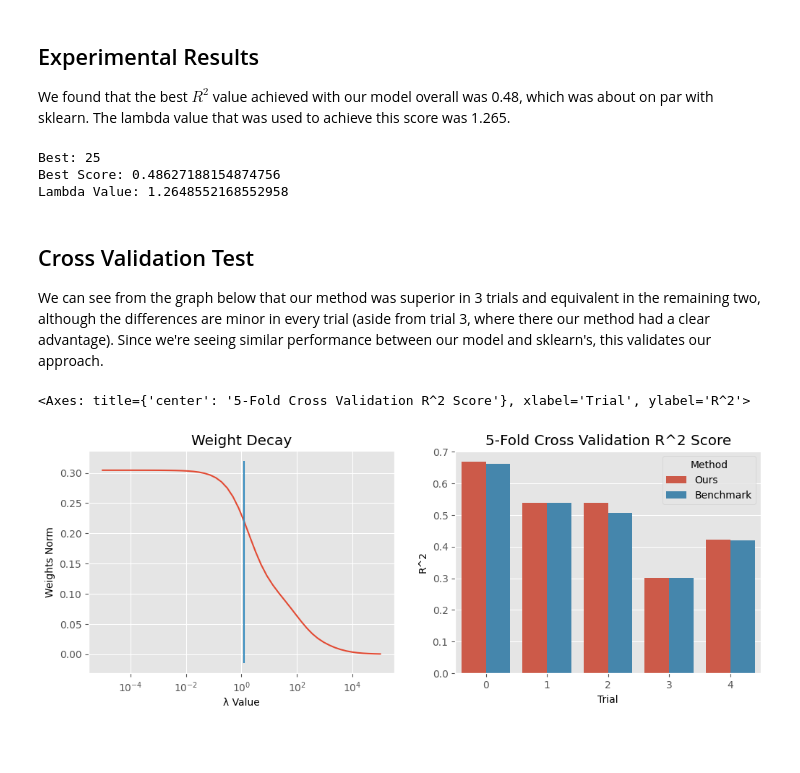
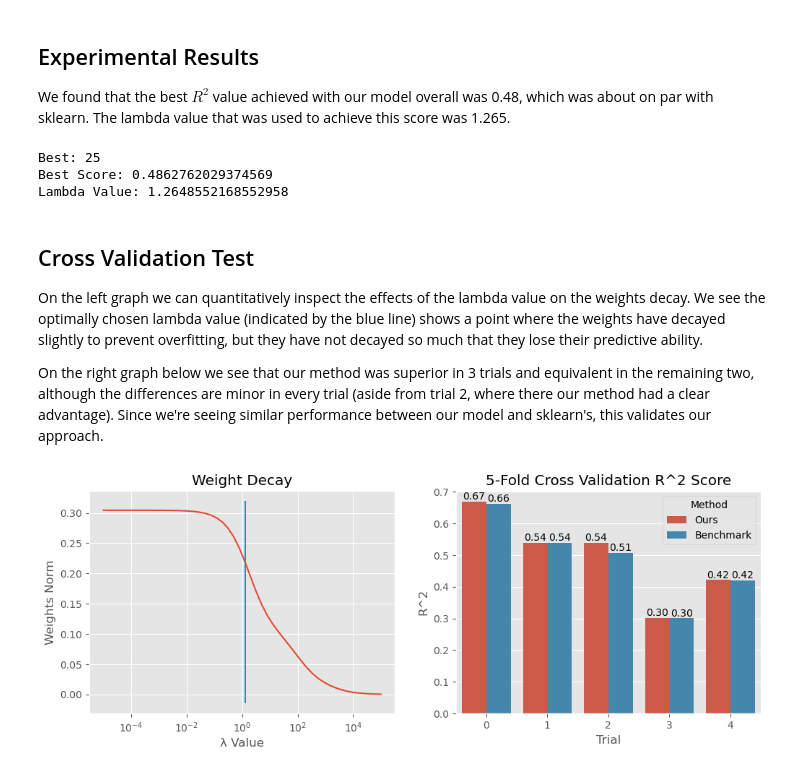
Before and after one commit to sbracellari/csi-6160, a Jupyter notebook: hw3.ipynb, the cells around one changed output. Cells and saved outputs as stored; diff of their text form; code cells hidden in the pictures; blank space fills up the shorter version.

```diff
--- a/hw3.ipynb
+++ b/hw3.ipynb
@@ -12,18 +12,28 @@ performing 5-fold cross validation and splitting the data into train and test se
 will be used for training, while the remaining 20% will be used for testing.
 # %%
 import polars as pl
+import math
 from sklearn.model_selection import KFold
 import numpy as np
 
-def fetch_data(df, use_split):
+def fetch_data(df, use_split, rbf=False):
     assert(use_split >= 0 and use_split <= 4)
     # Perform 5-fold cross validation with a deterministic seed
     kf = KFold(n_splits=5, shuffle=True, random_state=2023)
     splits = list(kf.split(df))
     # Indexing the dataframe with an array returns the appropriate splits
     df_train, df_test = df[splits[use_split][0]], df[splits[use_split][1]]
+    rm_median = df_train.get_column("RM").median()
+    df_train = df_train.with_columns(pl.col('RM').fill_null(rm_median))
+    df_test = df_test.with_columns(pl.col('RM').fill_null(rm_median))
     for col in df_train.columns:
-        df_train, df_test = scale_column(df_train, df_test, col) # normalize
+        if col == "CRIM":
+            df_train, df_test = scale_column(df_train, df_test, col) # normalize
+            continue
+        if rbf:
+            df_train, df_test = rbf_column(df_train, df_test, col) # Use radial bias function
+        else:
+            df_train, df_test = scale_column(df_train, df_test, col) # normalize
     return df_train, df_test
 
 # perform min-max scaling
@@ -34,10 +44,21 @@ def scale_column(df_train, df_test, col_name):
     df_test = df_test.with_columns((pl.col(col_name) - min) / (max - min))
     return df_train, df_test
 
+def rbf_column(df_train, df_test, col_name):
+    std = df_train.get_column(col_name).std()
+    low = df_train.get_column(col_name).quantile(0.25)
+    middle = df_train.get_column(col_name).quantile(0.5)
+    high = df_train.get_column(col_name).quantile(0.75)
+    for i, val in enumerate([low, middle, high]):
+        df_train = df_train.with_columns((-1.0 * (pl.col(col_name) - val)**2 / (2 * std)**2).exp().alias(f"{col_name}_{i}"))
+        df_test = df_test.with_columns((-1.0 * (pl.col(col_name) - val)**2 / (2 * std)**2).exp().alias(f"{col_name}_{i}"))
+        # f = lambda x, c: math.exp(-1.0 * (x - c)**2 / (2 * std)**2)
+    return df_train.drop(col_name), df_test.drop(col_name)
+
 # fill empty spaces with median
 def get_x_y(df):
     X, y = df.drop('CRIM'), df.get_column('CRIM')
-    X = X.with_columns(pl.col('RM').fill_null(pl.median('RM'))) # column 'RM' had some missing values
+    # X = X.with_columns(pl.col('RM').fill_null(pl.median('RM'))) # column 'RM' had some missing values
     X = X.with_columns(pl.lit(1.0).alias('CONSTANT')) # extra column for the bias term
     return X.to_numpy(), y.to_numpy()
 
@@ -99,16 +120,16 @@ def score(X, y, w):
     r2 = 1 - (u/v)
     return r2
 
-def run_experiment(df, use_split, lambdas):
-    df_train, df_test = fetch_data(df, use_split)
+def run_experiment(df, use_split, lambdas, rbf=False):
+    df_train, df_test = fetch_data(df, use_split, rbf=rbf)
     X_train, y_train = get_x_y(df_train)
     X_test, y_test = get_x_y(df_test)
     all_weights = linear_regression(X_train, y_train, lambdas)
     scores = [score(X_test, y_test, w).item() for w in all_weights]
     return np.array(scores)
 
-def sk_bench(df, use_split):
-    df_train, df_test = fetch_data(df, use_split)
+def sk_bench(df, use_split, rbf=False):
+    df_train, df_test = fetch_data(df, use_split, rbf=rbf)
     X_train, y_train = get_x_y(df_train)
     X_test, y_test = get_x_y(df_test)
     reg = linear_model.Ridge(alpha = 0.5, solver='cholesky')
@@ -120,45 +141,50 @@ def sk_bench(df, use_split):
 We found that the best $R^2$ value achieved with our model overall was 0.48, which was about on par
 with sklearn. The lambda value that was used to achieve this score was 1.265.
 # %%
-out = np.stack([run_experiment(df, x, l) for x in range(5)])
+out = np.stack([run_experiment(df, x, l, rbf=False) for x in range(5)])
 
 print(f'Best: {out.mean(axis=0).argmax()}')
 print(f'Best Score: {out.mean(axis=0).max()}')
 print(f'Lambda Value: {l[25]}')
 # %% [output]
 Best: 25
-Best Score: 0.48627188154874756
+Best Score: 0.4862762029374569
 Lambda Value: 1.2648552168552958
 # %% [markdown]
 ## Cross Validation Test
 
-We can see from the graph below that our method was superior in 3 trials and equivalent in the
-remaining two, although the differences are minor in every trial (aside from trial 3, where there
+On the left graph we can quantitatively inspect the effects of the lambda value on the weights decay. We see the optimally chosen lambda value (indicated by the blue line) shows a point where the weights have decayed slightly to prevent overfitting, but they have not decayed so much that they lose their predictive ability.
+
+On the right graph below we see that our method was superior in 3 trials and equivalent in the
+remaining two, although the differences are minor in every trial (aside from trial 2, where there
 our method had a clear advantage). Since we're seeing similar performance between our model and
 sklearn's, this validates our approach.
 # %%
 import seaborn
 import pandas as pd
 import matplotlib.pyplot as plt
 
 plt.style.use('ggplot')
+
+out = np.stack([run_experiment(df, x, l, rbf=False) for x in range(5)])
 
 COLORS = seaborn.color_palette()
 f, ax = plt.subplots(1, 2, figsize=(12, 4))
 
 ax[0].plot(l, [np.linalg.norm(x) for x in weights], color=COLORS[0])
 ax[0].vlines(l[out.mean(axis=0).argmax()], ymin=ax[0].get_ylim()[0], ymax=ax[0].get_ylim()[1], color=COLORS[1])
 ax[0].set_xscale('log')
 ax[0].set_ylabel('Weights Norm')
 ax[0].set_xlabel('λ Value')
 ax[0].set_title('Weight Decay')
 
 our_method = out.max(axis=1).tolist()
-benchmark = [sk_bench(df, x) for x in range(5)]
+benchmark = [sk_bench(df, x, rbf=False) for x in range(5)]
 method = ['Ours' for _ in range(5)] + ['Benchmark' for _ in range(5)]
 plot_df = pd.DataFrame.from_dict({'R^2': our_method + benchmark, 'Method': method, 'Trial': list(range(5)) + list(range(5))})
 ax[1].set_title('5-Fold Cross Validation R^2 Score')
 seaborn.barplot(data=plot_df, x='Trial', y='R^2', hue='Method', ax=ax[1], palette=COLORS)
+for container in ax[1].containers:
+    ax[1].bar_label(container, fmt="%.2f")
 # %% [output]
-<Axes: title={'center': '5-Fold Cross Validation R^2 Score'}, xlabel='Trial', ylabel='R^2'>
-[figure, old version]
+[figure, new version]
```
Also changed, not shown: parts of 3 cells of this notebook.
